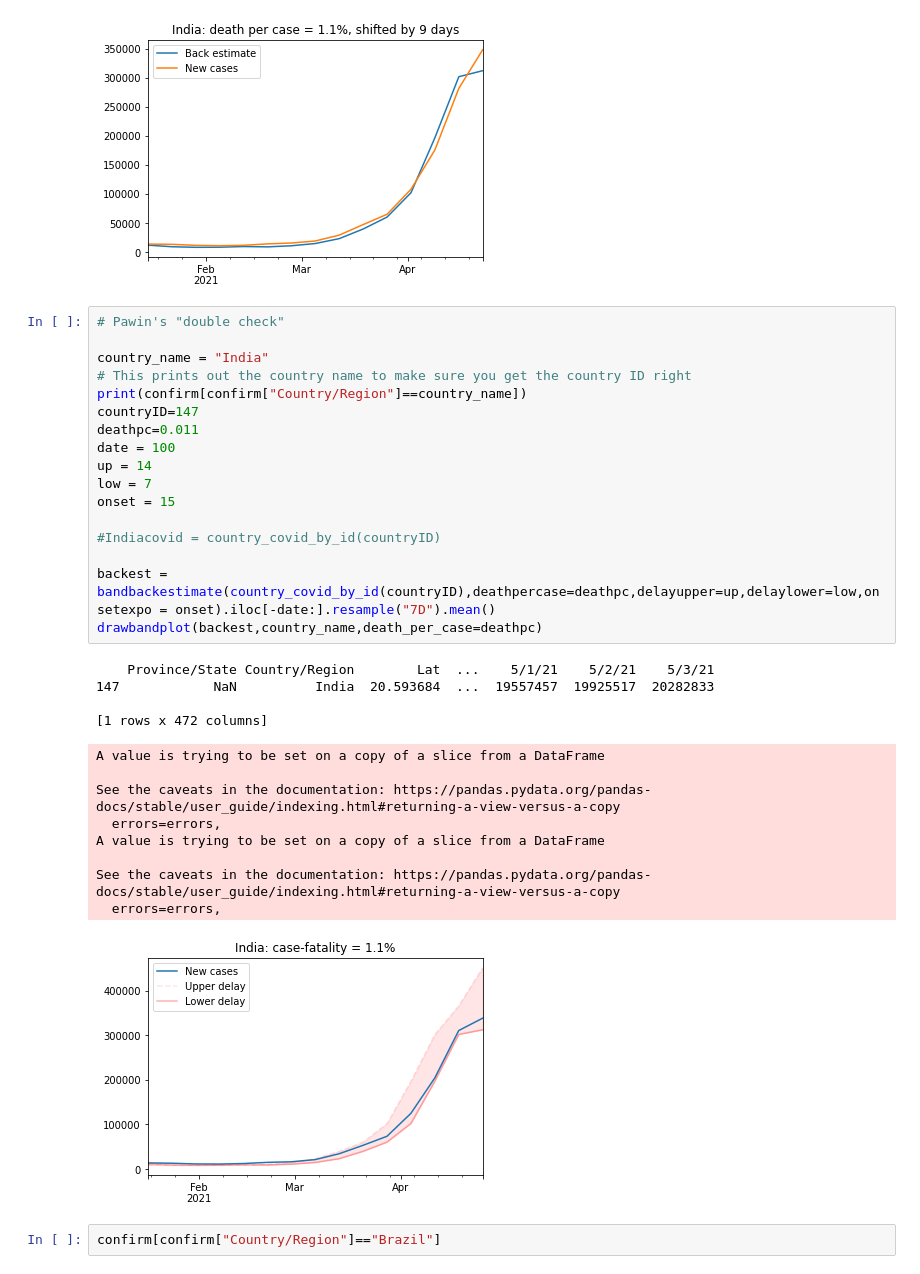
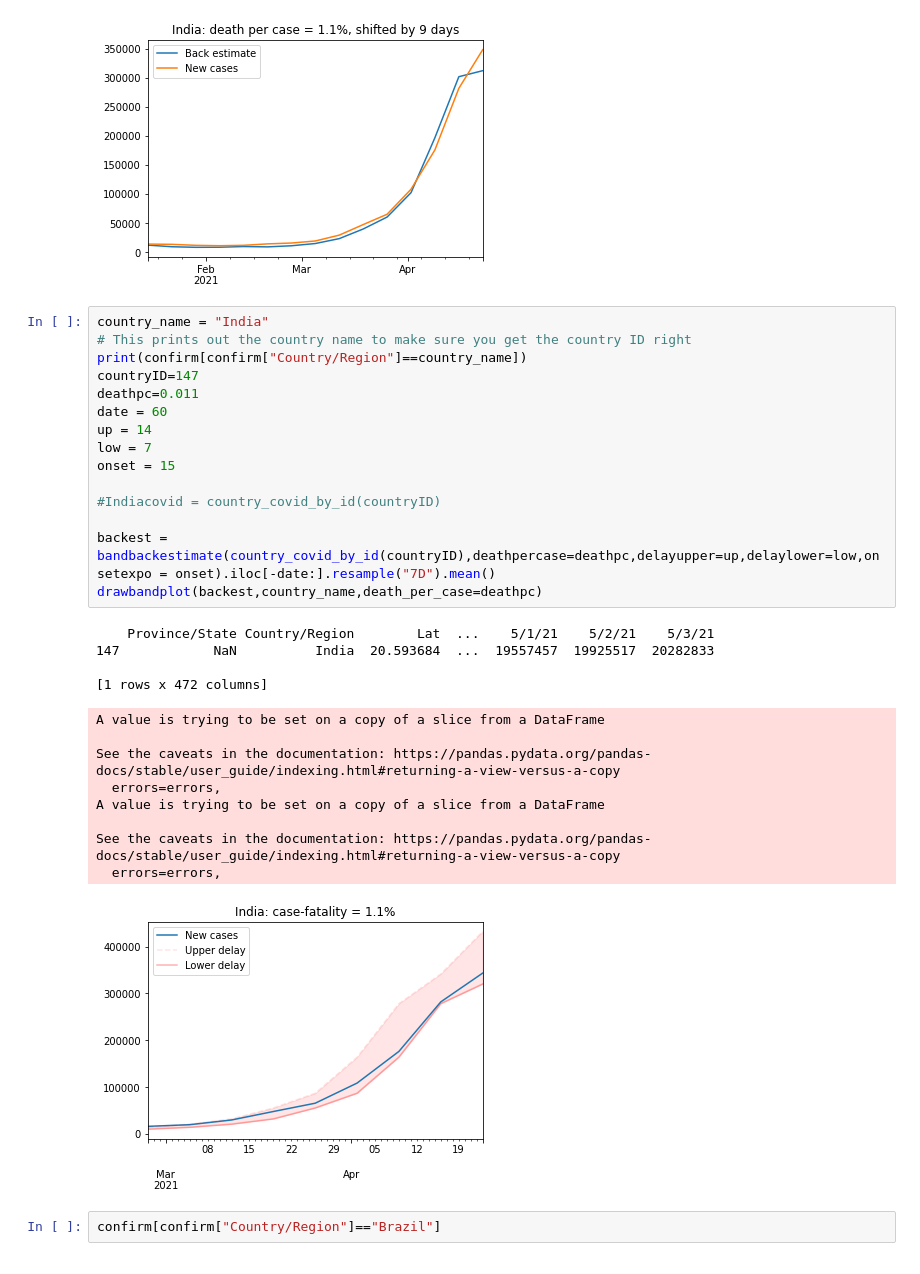
Before and after one commit to srimanob/COVID-19-ThaiStudy, a Jupyter notebook: thai_covid.ipynb, the cells around one changed output. Cells and saved outputs as stored; diff of their text form.

Commit message:
Update plots

```diff
--- a/thai_covid.ipynb
+++ b/thai_covid.ipynb
@@ -492,36 +485,34 @@ plt.savefig("India_deathscaled_compared_smooth_demon.png",dpi = 300)
 # %% [output]
 [figure]
 # %%
-# Pawin's "double check"
-
 country_name = "India"
 # This prints out the country name to make sure you get the country ID right
 print(confirm[confirm["Country/Region"]==country_name])
 countryID=147
 deathpc=0.011
-date = 100
+date = 60
 up = 14
 low = 7
 onset = 15
 
 #Indiacovid = country_covid_by_id(countryID)
 
 backest = bandbackestimate(country_covid_by_id(countryID),deathpercase=deathpc,delayupper=up,delaylower=low,onsetexpo = onset).iloc[-date:].resample("7D").mean()
 drawbandplot(backest,country_name,death_per_case=deathpc)
 # %% [output]
     Province/State Country/Region        Lat  ...    5/1/21    5/2/21    5/3/21
 147            NaN          India  20.593684  ...  19557457  19925517  20282833
 
 [1 rows x 472 columns]
 A value is trying to be set on a copy of a slice from a DataFrame
 
 See the caveats in the documentation: https://pandas.pydata.org/pandas-docs/stable/user_guide/indexing.html#returning-a-view-versus-a-copy
   errors=errors,
 A value is trying to be set on a copy of a slice from a DataFrame
 
 See the caveats in the documentation: https://pandas.pydata.org/pandas-docs/stable/user_guide/indexing.html#returning-a-view-versus-a-copy
   errors=errors,
-[figure, old version]
+[figure, new version]
 # %%
 confirm[confirm["Country/Region"]=="Brazil"]
 # %% [output]
```
Also changed, not shown: parts of 8 cells of this notebook.
